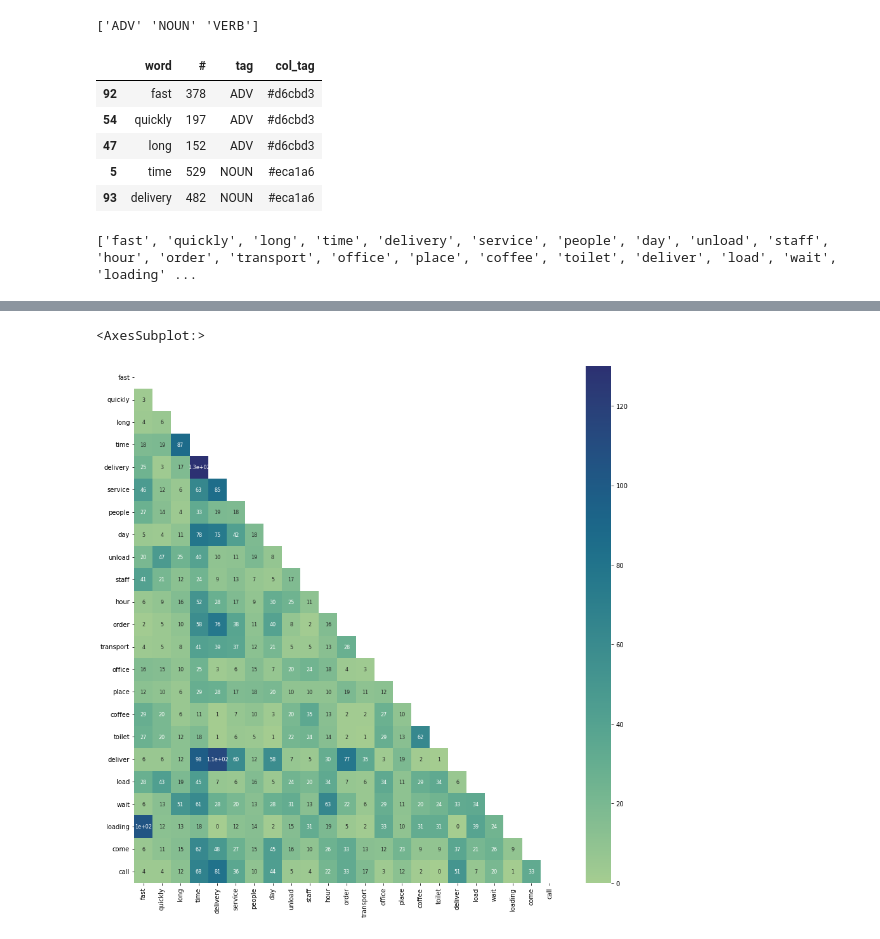
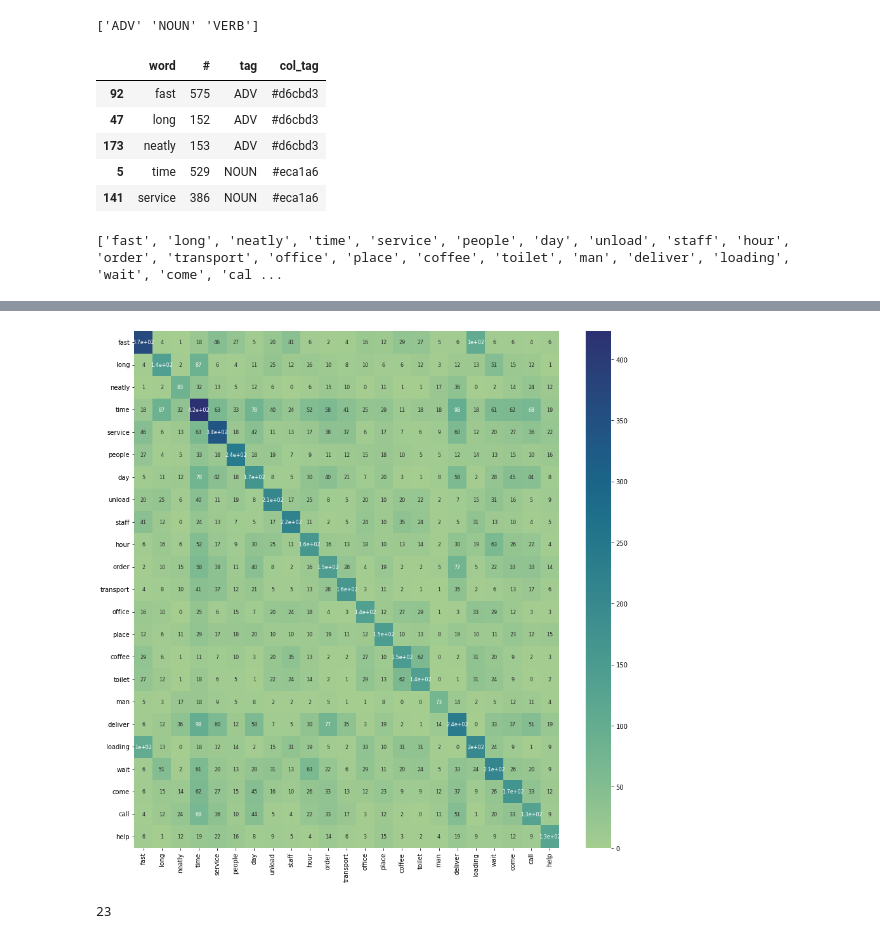
Before and after one commit to GSSaac/TOMlogistics, a Jupyter notebook: gs_WP2_logistics_lexicon.ipynb, the cells around one changed output, grey strips where cells are left out. Drawn from its saved outputs; the diff is of its cells as text; code cells hidden in the pictures.

Commit message:
annotation Giuseppina

```diff
--- a/gs_WP2_logistics_lexicon.ipynb
+++ b/gs_WP2_logistics_lexicon.ipynb
@@ -167,4 +167,24 @@ word_counts_df = pd.DataFrame.from_dict(word_counts, orient='index').reset_index
 word_counts_df.columns = ['word','#']
 word_counts_df.sort_values('#',ascending = False, inplace = True)
 # %%
-word_counts_df
+# 'load' 'loading'
+# 'quickly' 'fast'
+word_counts_df.loc[word_counts_df['word']=='quickly','word'] = 'fast'
+word_counts_df.loc[word_counts_df['word']=='load','word'] = 'loading'
+word_counts_df.loc[word_counts_df['word']=='guy','word'] = 'man'
+word_counts_df.loc[word_counts_df['word']=='neat','word'] = 'neatly'
+word_counts_df.loc[word_counts_df['word']=='delivery','word'] = 'deliver'
+
+word_counts_df.loc[word_counts_df['word']=='fast','#'] = word_counts_df.loc[word_counts_df['word']=='fast']['#'].sum()
+word_counts_df.drop_duplicates(inplace = True)
+word_counts_df.loc[word_counts_df['word']=='loading','#'] = word_counts_df.loc[word_counts_df['word']=='loading']['#'].sum()
+word_counts_df.drop_duplicates(inplace = True)
+
+word_counts_df.loc[word_counts_df['word']=='man','#'] = word_counts_df.loc[word_counts_df['word']=='man']['#'].sum()
+word_counts_df.drop_duplicates(inplace = True)
+
+word_counts_df.loc[word_counts_df['word']=='neatly','#'] = word_counts_df.loc[word_counts_df['word']=='neatly']['#'].sum()
+word_counts_df.drop_duplicates(inplace = True)
+
+word_counts_df.loc[word_counts_df['word']=='deliver','#'] = word_counts_df.loc[word_counts_df['word']=='deliver']['#'].sum()
+word_counts_df.drop_duplicates(inplace = True)
@@ -192,7 +198,7 @@ word_counts_df = word_counts_df[~word_counts_df['tag'].isin(['SYM','SPACE','ADJ'
 # %%
 fig,ax = plt.subplots(1,2, figsize = (15,5))
 sns.ecdfplot(data = word_counts_df,x = '#',ax = ax[0])
-
+thr_words = []
 for line in ax[0].get_lines():
 
     for y_special in [0.5, 0.7, 0.8, 0.9, 0.95, 0.98, 0.99]:
@@ -201,6 +207,7 @@ for line in ax[0].get_lines():
         # x[ind] is the desired x-value
         ax[0].text(x[ind], y_special, f' {x[ind]:.0f}', ha='left', va='top') # maybe color=line.get_color()
         ax[0].axhline(y_special, linestyle='--', color='#cfcfcf', lw=2, alpha=0.75)
+        thr_words.append(x[ind])
 ax[0].set_xlim([0,200])
 
 sns.distplot(x = word_counts_df['#'], bins = 200,ax = ax[1])
@@ -227,7 +240,7 @@ print(np.unique(word_counts_df['tag']))
 # %% [output]
 ['ADV' 'NOUN' 'VERB']
 # %%
-freq_thr = int(x[ind])
+freq_thr = thr_words[6]
 most_freq_df = pd.DataFrame([])
 
 for i in np.unique(word_counts_df['tag']):
@@ -242,9 +255,10 @@ most_freq_df.shape
 
 remove =['spreuwel','mediamarkt','hornbach','netherlands','english',
          'nl','eindhoven','germany','deliverer','quantum','ea','logistic',
-         'company','pm','p.m.','am','a.m.','work','super','thank']
+         'company','pm','p.m.','am','a.m.','work','super','thank','thing']
 most_freq_df = most_freq_df[~most_freq_df['word'].isin(remove)]
 most_freq_df.loc[most_freq_df['word']=='cmr','tag'] = 'NOUN'
+most_freq_df.loc[most_freq_df['word']=='minute','tag'] = 'NOUN'
 # %%
 most_freq_df.loc[most_freq_df['word']=='cmr']
 # %% [output]
@@ -559,11 +574,11 @@ most_freq_df['col_tag'] = most_freq_df['tag'].apply(lambda x: dict_col[x])
 most_freq_df.head()
 # %% [output]
 |  | word | # | tag | col_tag |
-| 92 | fast | 378 | ADV | #d6cbd3 |
-| 54 | quickly | 197 | ADV | #d6cbd3 |
+| 92 | fast | 575 | ADV | #d6cbd3 |
 | 47 | long | 152 | ADV | #d6cbd3 |
+| 173 | neatly | 153 | ADV | #d6cbd3 |
 | 5 | time | 529 | NOUN | #eca1a6 |
-| 93 | delivery | 482 | NOUN | #eca1a6 |
+| 141 | service | 386 | NOUN | #eca1a6 |
 # %%
 print(lexicon)
 # make adjacency matrix
@@ -573,7 +588,7 @@ for i in np.arange(review_df['text_lemmas'].shape[0]):
     intersec = list(set(review_df['text_lemmas'].iloc[i]).intersection(set(lexicon)))
     lexicon_adjmat.loc[intersec,intersec] = lexicon_adjmat.loc[intersec,intersec]+ 1
 # %% [output]
-['fast', 'quickly', 'long', 'time', 'delivery', 'service', 'people', 'day', 'unload', 'staff', 'hour', 'order', 'transport', 'office', 'place', 'coffee', 'toilet', 'deliver', 'load', 'wait', 'loading' ...
+['fast', 'long', 'neatly', 'time', 'service', 'people', 'day', 'unload', 'staff', 'hour', 'order', 'transport', 'office', 'place', 'coffee', 'toilet', 'man', 'deliver', 'loading', 'wait', 'come', 'cal ...
 # %%
 color_discrete_map = {}
 for i in np.arange(most_freq_df.shape[0]):
@@ -600,7 +615,7 @@ def sigmoid(x):
 # %%
 fig,ax = plt.subplots(figsize = (15,15))
 # matrix = np.triu(lexicon_adjmat.values)
-mask = np.zeros_like(lexicon_adjmat.values, dtype=np.bool)
-mask[np.triu_indices_from(mask)] = True
-sns.heatmap(lexicon_adjmat,mask=mask, annot=True, ax = ax, cmap="crest",annot_kws={"fontsize":8})
+# mask = np.zeros_like(lexicon_adjmat.values, dtype=np.bool)
+# mask[np.triu_indices_from(mask)] = True
+sns.heatmap(lexicon_adjmat, annot=True, ax = ax, cmap="crest",annot_kws={"fontsize":8})# mask=mask,
 # %% [output]
@@ -609,5 +623,8 @@ Deprecated in NumPy 1.20; for more details and guidance: https://numpy.org/devdo
-<AxesSubplot:>
-[figure, old version]
+[figure, new version]
+# %%
+lexicon_adjmat.shape[0]
+# %% [output]
+23
 # %%
 ad_mat = lexicon_adjmat.values
 G = nx.from_numpy_matrix(ad_mat)
```
Also changed, not shown: parts of 13 cells of this notebook, 3 other files.
